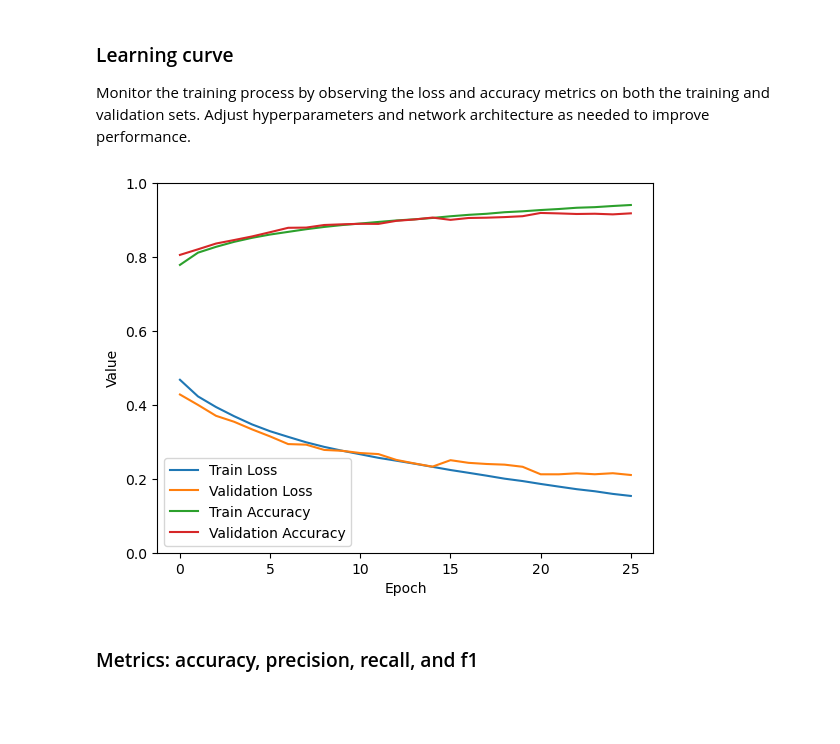
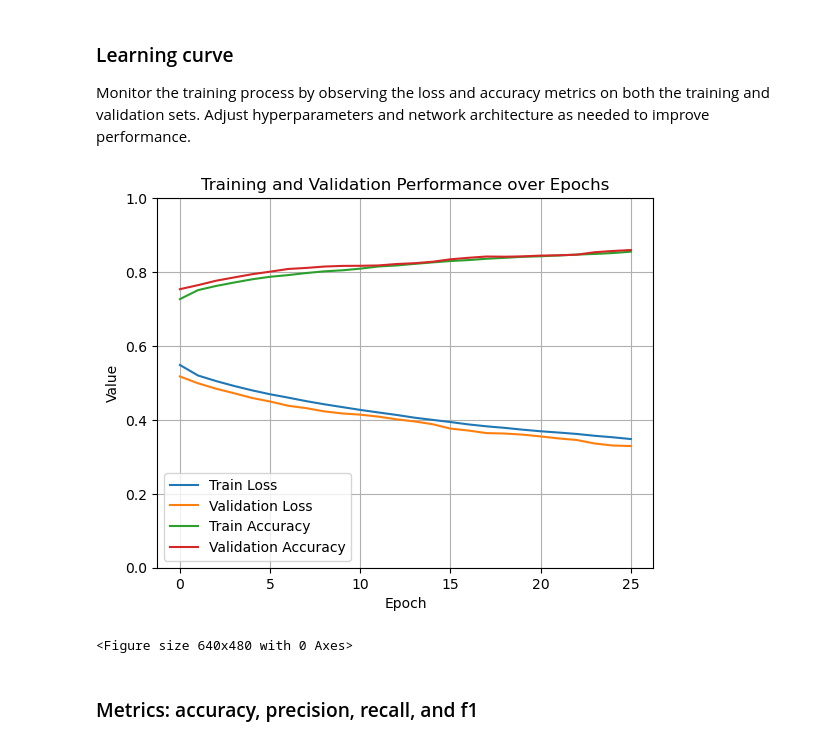
Before and after one commit to Aya0813/SPR-X-Ray-Gender-Prediction-Kaggle-Challenge, a Jupyter notebook: SPR-X-Ray-Gender-Prediction-Kaggle-Challenge.ipynb, the cells around one changed output. Drawn from its saved outputs; the diff is of its cells as text; code cells hidden in the pictures; blank space fills up the shorter version.

```diff
--- a/SPR-X-Ray-Gender-Prediction-Kaggle-Challenge.ipynb
+++ b/SPR-X-Ray-Gender-Prediction-Kaggle-Challenge.ipynb
@@ -454,10 +466,12 @@ class GenderDetectionCNN(nn.Module):
             nn.Conv2d(1, 16, kernel_size=3, stride=1, padding=1),  # First conv layer: 1 input channel → 16 output channels
             nn.ReLU(),
             nn.MaxPool2d(kernel_size=2, stride=2),                 # Downsamples to 112x112
+            nn.Dropout2d(p=0.25),                                  # dropout added after second pooling (to combat overfitting)
 
             nn.Conv2d(16, 32, kernel_size=3, stride=1, padding=1), # Second conv layer: 16 → 32 channels
             nn.ReLU(),
             nn.MaxPool2d(kernel_size=2, stride=2),                 # Downsamples to 56x56
+            nn.Dropout2d(p=0.25),                                  # dropout added after second pooling (to combat overfitting)
         )
 
         # Fully connected classifier
@@ -465,7 +479,6 @@ class GenderDetectionCNN(nn.Module):
             nn.Linear(32 * 56 * 56, 256),  # Flattened input from conv output
             nn.ReLU(),
             nn.Dropout(0.5),
-
             nn.Linear(256, 2)              # Output: 2 classes (e.g., male vs female)
         )
 
@@ -508,7 +523,4 @@ GenderDetectionCNN(
 
 Note: Recall a loss function is what measures how wrong your model predictions are, the higher the loss, the worse your model. Also, PyTorch documentation often refers to loss functions as "loss criterion" or "criterion", these are all different ways of describing the same thing.
 # %%
-initial_lr = 0.01
-
 loss_fn = nn.CrossEntropyLoss()
-optimizer = torch.optim.SGD(model.parameters(), lr = initial_lr)
@@ -515 +532,11 @@ optimizer = torch.optim.SGD(model.parameters(), lr = initial_lr)
+# %%
+# reusable function to initailize model and optimizer
+def initialize_model_and_optimizer (lr: float):
+  model = GenderDetectionCNN().to(device)
+  print ("Model used:\n", model)                                    # type: torch.nn.Module
+
+  optimizer = torch.optim.SGD(model.parameters(), lr = lr)          # type: torch.optim.Optimizer
+  print (f"Optimizer used: {optimizer}\n")
+  print (f"Learning Rate used: {lr}")
+  return model, optimizer                                           # we are returning a Tuple[torch.nn.Module, torch.optim.Optimizer]
 # %% [markdown]
@@ -627,3 +654,13 @@ Total number of batches in val_loader: 134
 # %%
+# initialize
+train_losses_per_epoch = []        # list storing average training loss per epoch
+val_losses_per_epoch = []          # list storing average validation loss per epoch
+train_accuracies_per_epoch = []    # list storing average training accuracy per epoch
+val_accuracies_per_epoch = []      # list storing average validation accuracy per epoch
+
 # Setting the number of epochs
 num_epochs = 30
+
+# Reinitialize model and optimizer if needed
+lr = 0.001
+model, optimizer = initialize_model_and_optimizer(lr)
@@ -806,30 +808,34 @@ Adjust hyperparameters and network architecture as needed to improve performance
 # %%
 # Smooth the curves using moving averages
 smooth_train_losses = []
 smooth_val_losses = []
 smooth_train_accuracies = []
 smooth_val_accuracies = []
 
 window_size = 5
 
 for i in range(len(train_losses_per_epoch) - window_size + 1):
     smooth_train_losses.append(sum(train_losses_per_epoch[i:i+window_size]) / window_size)
     smooth_val_losses.append(sum(val_losses_per_epoch[i:i+window_size]) / window_size)
     smooth_train_accuracies.append(sum(train_accuracies_per_epoch[i:i+window_size]) / window_size)
     smooth_val_accuracies.append(sum(val_accuracies_per_epoch[i:i+window_size]) / window_size)
 
 # Plotting the loss and accuracy curves
 plt.plot(smooth_train_losses, label='Train Loss')
 plt.plot(smooth_val_losses, label='Validation Loss')
 plt.plot(smooth_train_accuracies, label='Train Accuracy')
 plt.plot(smooth_val_accuracies, label='Validation Accuracy')
 plt.xlabel('Epoch')
 plt.ylabel('Value')
+plt.title("Training and Validation Performance over Epochs")
+plt.grid(True)
 plt.ylim(0, 1)
 plt.legend()
 plt.show()
+plt.savefig("training_curve.png", dpi=300, bbox_inches='tight')
 # %% [output]
-[figure, old version]
+[figure, new version]
+<Figure size 640x480 with 0 Axes>
 # %% [markdown]
 ### Metrics: accuracy, precision, recall, and f1
 # %% [markdown]
```
Also changed, not shown: parts of 26 cells of this notebook, 3 other files.
